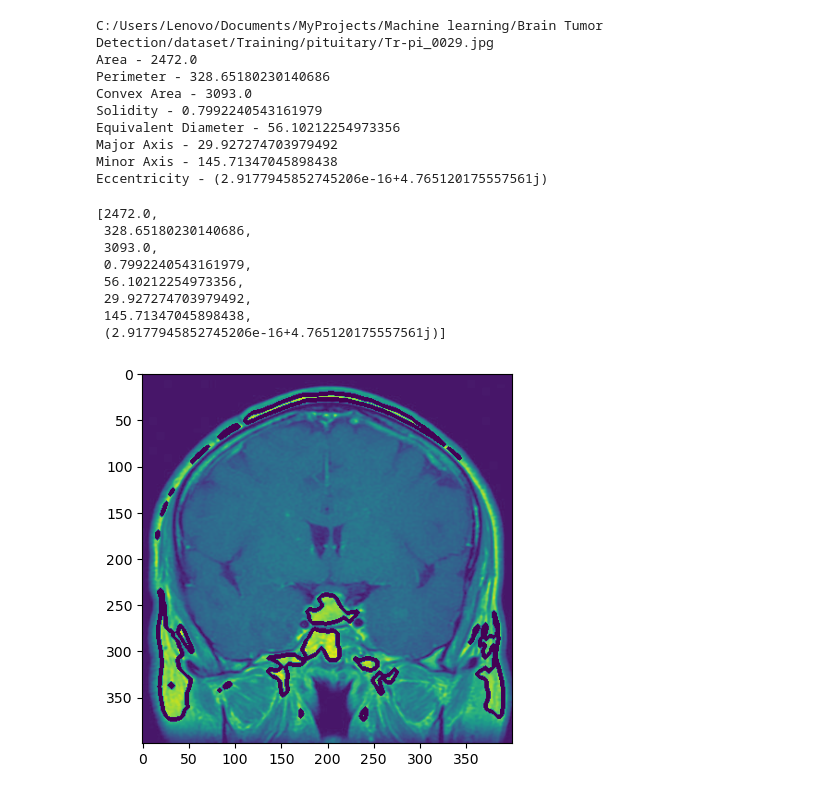
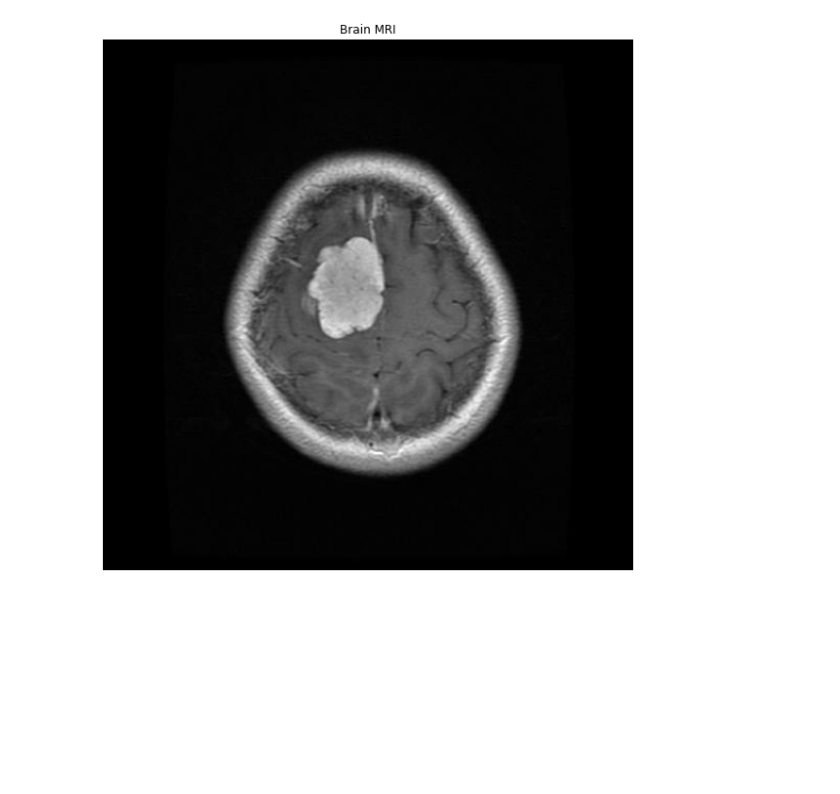
Before and after one commit to YousrHejy/Brain-Tumor-Detection-using-ML, a Jupyter notebook: Notebooks/brain tumor.ipynb, the cells around one changed output. Saved outputs shown, nothing was run; the diff lists cells and outputs as text; code cells hidden in the pictures; blank space fills up the shorter version.

```diff
--- a/Notebooks/brain tumor.ipynb
+++ b/Notebooks/brain tumor.ipynb
@@ -685,21 +0,0 @@ Eccentricity - (4.905294499417027e-16+8.010953856789213j)
-# %%
-image_process(file4)
-# %% [output]
-C:/Users/Lenovo/Documents/MyProjects/Machine learning/Brain Tumor Detection/dataset/Training/pituitary/Tr-pi_0029.jpg
-Area - 2472.0
-Perimeter - 328.65180230140686
-Convex Area - 3093.0
-Solidity - 0.7992240543161979
-Equivalent Diameter - 56.10212254973356
-Major Axis - 29.927274703979492
-Minor Axis - 145.71347045898438
-Eccentricity - (2.9177945852745206e-16+4.765120175557561j)
-[2472.0,
- 328.65180230140686,
- 3093.0,
- 0.7992240543161979,
- 56.10212254973356,
- 29.927274703979492,
- 145.71347045898438,
- (2.9177945852745206e-16+4.765120175557561j)]
-[figure, removed]
@@ -705,0 +9,31 @@ Eccentricity - (2.9177945852745206e-16+4.765120175557561j)
+# %%
+#directory path where images are located
+#image_dir ="C:/Users/DELL/Desktop/Training/pituitary/Tr-pi_0134.jpg"
+#image_dir="C:/Users/DELL/Desktop/sample image.png"
+image_dir="C:/Users/DELL/Desktop/Training/meningioma/Tr-me_0031.jpg"
+#image_dir="C:/Users/DELL/Desktop/Training/notumor/Tr-no_0018.jpg"
+# %%
+def ShowImage(title,img,ctype):
+    plt.figure(figsize=(10, 10))
+    if ctype=='bgr':
+        b,g,r = cv2.split(img)       # get b,g,r
+        rgb_img = cv2.merge([r,g,b])     # switch it to rgb
+        plt.imshow(rgb_img)
+    elif ctype=='hsv':
+        rgb = cv2.cvtColor(img,cv2.COLOR_HSV2RGB)
+        plt.imshow(rgb)
+    elif ctype=='gray':
+         plt.imshow(img,cmap='gray')
+    elif ctype=='rgb':
+         plt.imshow(img)
+    else:
+        raise Exception("Unknown colour type")
+    plt.axis('off')
+    plt.title(title)
+    plt.show()
+# %%
+img = cv2.imread(image_dir)
+gray_image = cv2.cvtColor(img, cv2.COLOR_BGR2GRAY)
+ShowImage('Brain MRI',gray_image,'gray')
+# %% [output]
+[figure, added]
```
Also changed, not shown: parts of 61 cells of this notebook.
